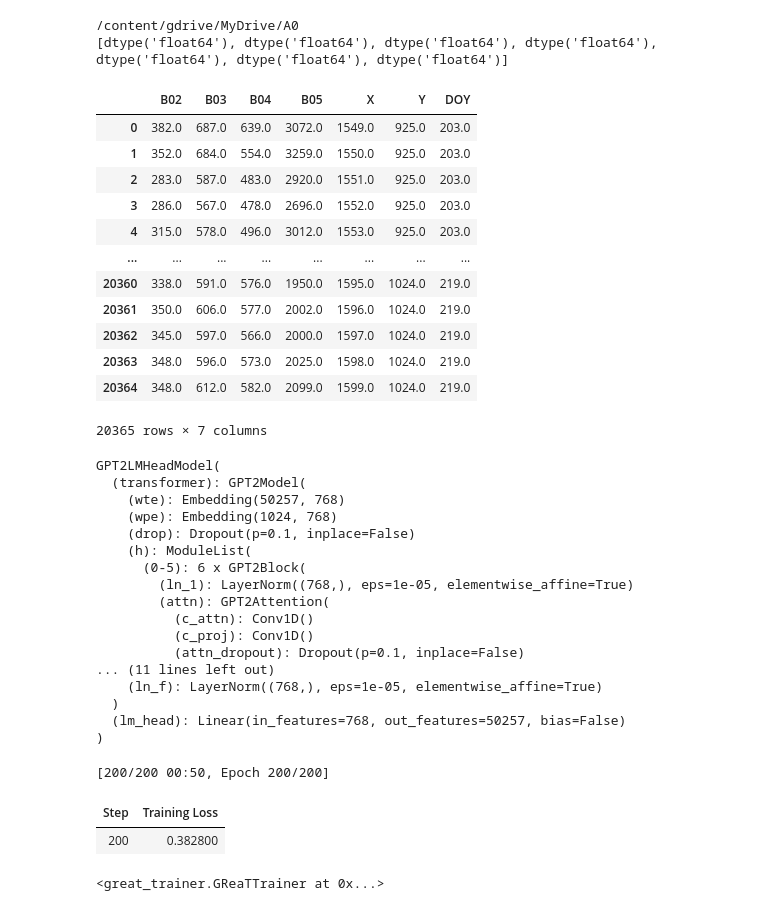
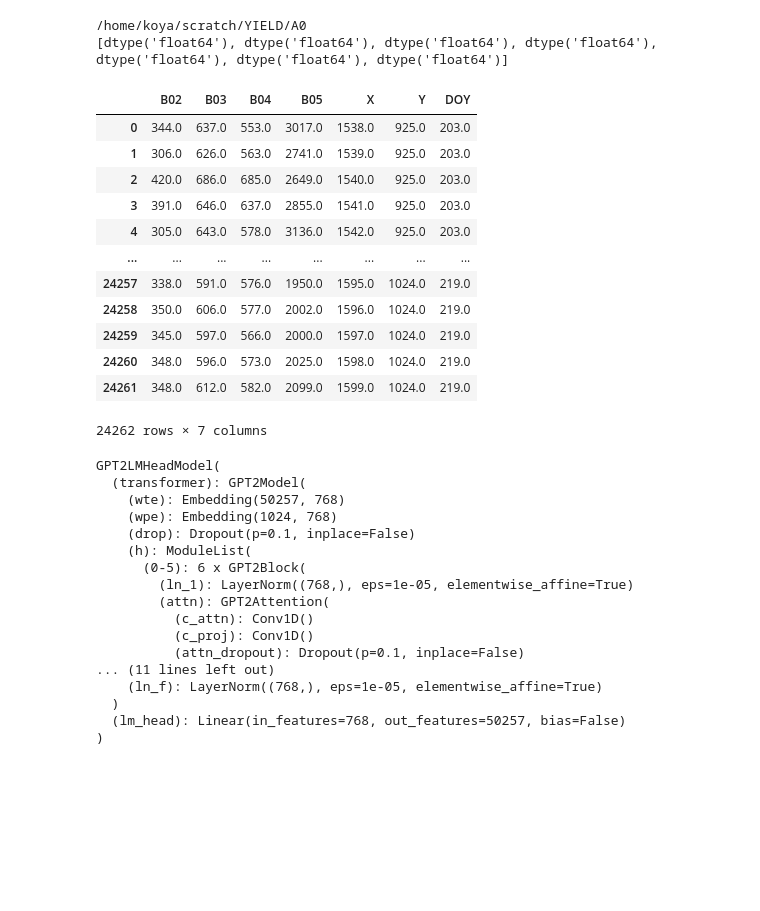
Before and after one commit to koyacolab/aispace, a Jupyter notebook: ainf.ipynb, the cells around one changed output. Saved outputs shown, nothing was run; the diff lists cells and outputs as text; code cells hidden in the pictures; blank space fills up the shorter version.

```diff
--- a/ainf.ipynb
+++ b/ainf.ipynb
@@ -262,47 +240,48 @@ lr_scheduler_type = 'constant_with_warmup'
 lr_scheduler_type = 'cosine'
 lr_scheduler_type = 'linear'
 
 # load_model_path = 'A0BASE/run[0]/checkpoint-16000'
 experiment_dir = 'A0BASE[float]/run[1]'
 load_model_path = f'{experiment_dir}/checkpoint-25000'
+load_model_path = f'checkpoint-25000'
 
 model = GReaT(llm=load_model_path,
               batch_size=batch_size, epochs=epochs_steps, logging_steps=logging_steps, save_steps=save_steps,
               # evaluation_strategy='steps',
               # dataloader_num_workers=2, #fp16=True,
               save_total_limit=2,
               prediction_loss_only=True,
               experiment_dir=f'{experiment_dir}',
               dataloader_num_workers=2,
               # efficient_finetuning = efficient_finetuning,
               learning_rate=learning_rate,
               lr_scheduler_type=lr_scheduler_type,
               warmup_ratio=0.1,
               # optim=optimizer,
               fp16 = True,
               # torch_compile=True,   #### for Ampere
               # bf16=True,            #### for Ampere
               )
 
 print(model.model)
 
-model.fit(data[0:10])
+# model.fit(data[0:10])
 # %% [output]
-/content/gdrive/MyDrive/A0
+/home/koya/scratch/YIELD/A0
 [dtype('float64'), dtype('float64'), dtype('float64'), dtype('float64'), dtype('float64'), dtype('float64'), dtype('float64')]
 |  | B02 | B03 | B04 | B05 | X | Y | DOY |
-| 0 | 382.0 | 687.0 | 639.0 | 3072.0 | 1549.0 | 925.0 | 203.0 |
-| 1 | 352.0 | 684.0 | 554.0 | 3259.0 | 1550.0 | 925.0 | 203.0 |
-| 2 | 283.0 | 587.0 | 483.0 | 2920.0 | 1551.0 | 925.0 | 203.0 |
-| 3 | 286.0 | 567.0 | 478.0 | 2696.0 | 1552.0 | 925.0 | 203.0 |
-| 4 | 315.0 | 578.0 | 496.0 | 3012.0 | 1553.0 | 925.0 | 203.0 |
+| 0 | 344.0 | 637.0 | 553.0 | 3017.0 | 1538.0 | 925.0 | 203.0 |
+| 1 | 306.0 | 626.0 | 563.0 | 2741.0 | 1539.0 | 925.0 | 203.0 |
+| 2 | 420.0 | 686.0 | 685.0 | 2649.0 | 1540.0 | 925.0 | 203.0 |
+| 3 | 391.0 | 646.0 | 637.0 | 2855.0 | 1541.0 | 925.0 | 203.0 |
+| 4 | 305.0 | 643.0 | 578.0 | 3136.0 | 1542.0 | 925.0 | 203.0 |
 | ... | ... | ... | ... | ... | ... | ... | ... |
-| 20360 | 338.0 | 591.0 | 576.0 | 1950.0 | 1595.0 | 1024.0 | 219.0 |
-| 20361 | 350.0 | 606.0 | 577.0 | 2002.0 | 1596.0 | 1024.0 | 219.0 |
-| 20362 | 345.0 | 597.0 | 566.0 | 2000.0 | 1597.0 | 1024.0 | 219.0 |
-| 20363 | 348.0 | 596.0 | 573.0 | 2025.0 | 1598.0 | 1024.0 | 219.0 |
-| 20364 | 348.0 | 612.0 | 582.0 | 2099.0 | 1599.0 | 1024.0 | 219.0 |
+| 24257 | 338.0 | 591.0 | 576.0 | 1950.0 | 1595.0 | 1024.0 | 219.0 |
+| 24258 | 350.0 | 606.0 | 577.0 | 2002.0 | 1596.0 | 1024.0 | 219.0 |
+| 24259 | 345.0 | 597.0 | 566.0 | 2000.0 | 1597.0 | 1024.0 | 219.0 |
+| 24260 | 348.0 | 596.0 | 573.0 | 2025.0 | 1598.0 | 1024.0 | 219.0 |
+| 24261 | 348.0 | 612.0 | 582.0 | 2099.0 | 1599.0 | 1024.0 | 219.0 |
-20365 rows × 7 columns
+24262 rows × 7 columns
 GPT2LMHeadModel(
   (transformer): GPT2Model(
     (wte): Embedding(50257, 768)
@@ -320,10 +299,6 @@ GPT2LMHeadModel(
   )
   (lm_head): Linear(in_features=768, out_features=50257, bias=False)
 )
-[200/200 00:50, Epoch 200/200]
-| Step | Training Loss |
-| 200 | 0.382800 |
-<great_trainer.GReaTTrainer at 0x...>
 # %%
 # nan_data = test_data[test_data.isnull().any(axis=1)].astype('float64').copy()
 nan_data = to_impute.copy()
```
Also changed, not shown: parts of 5 cells of this notebook, 2 other files.
